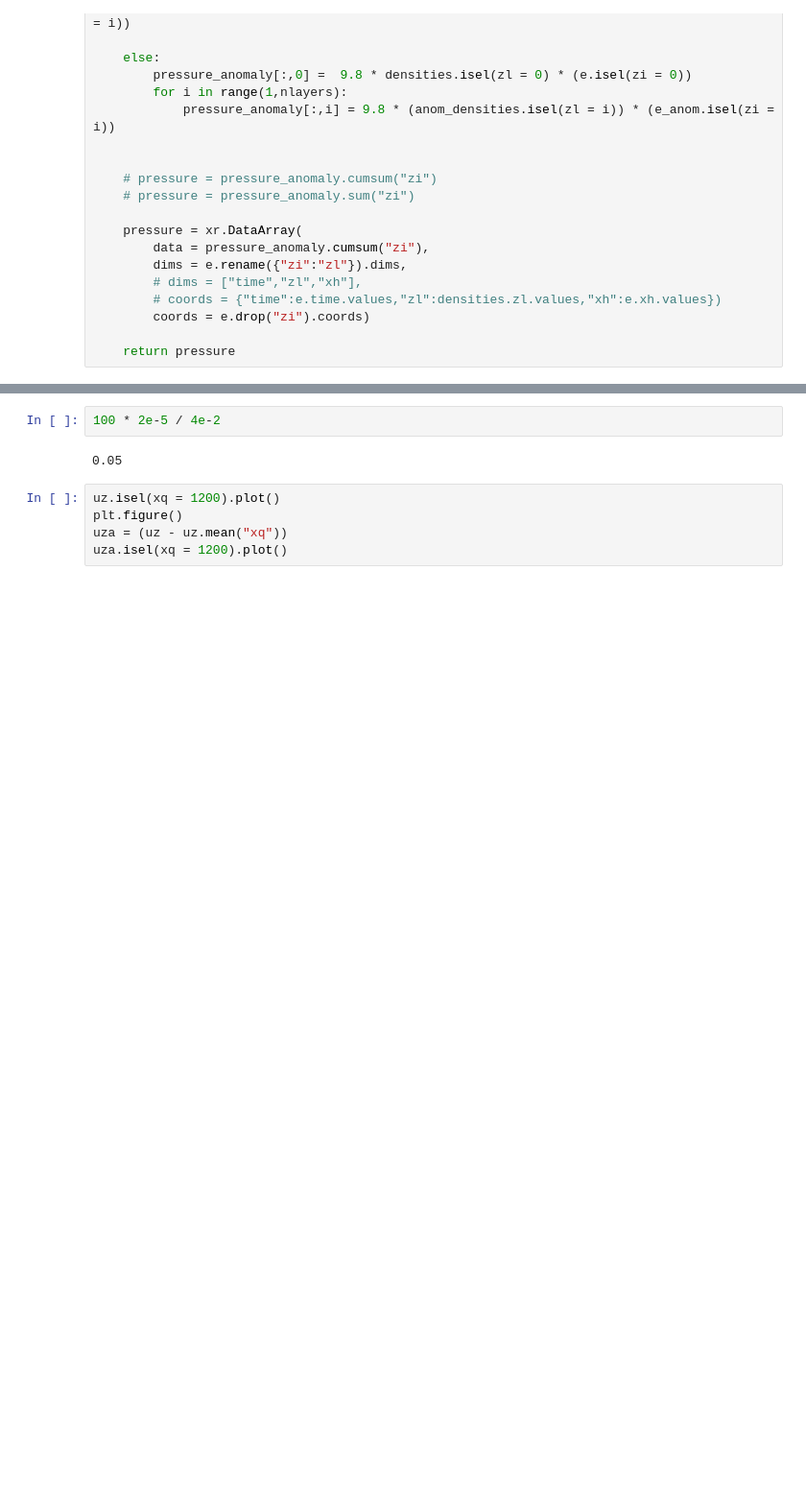
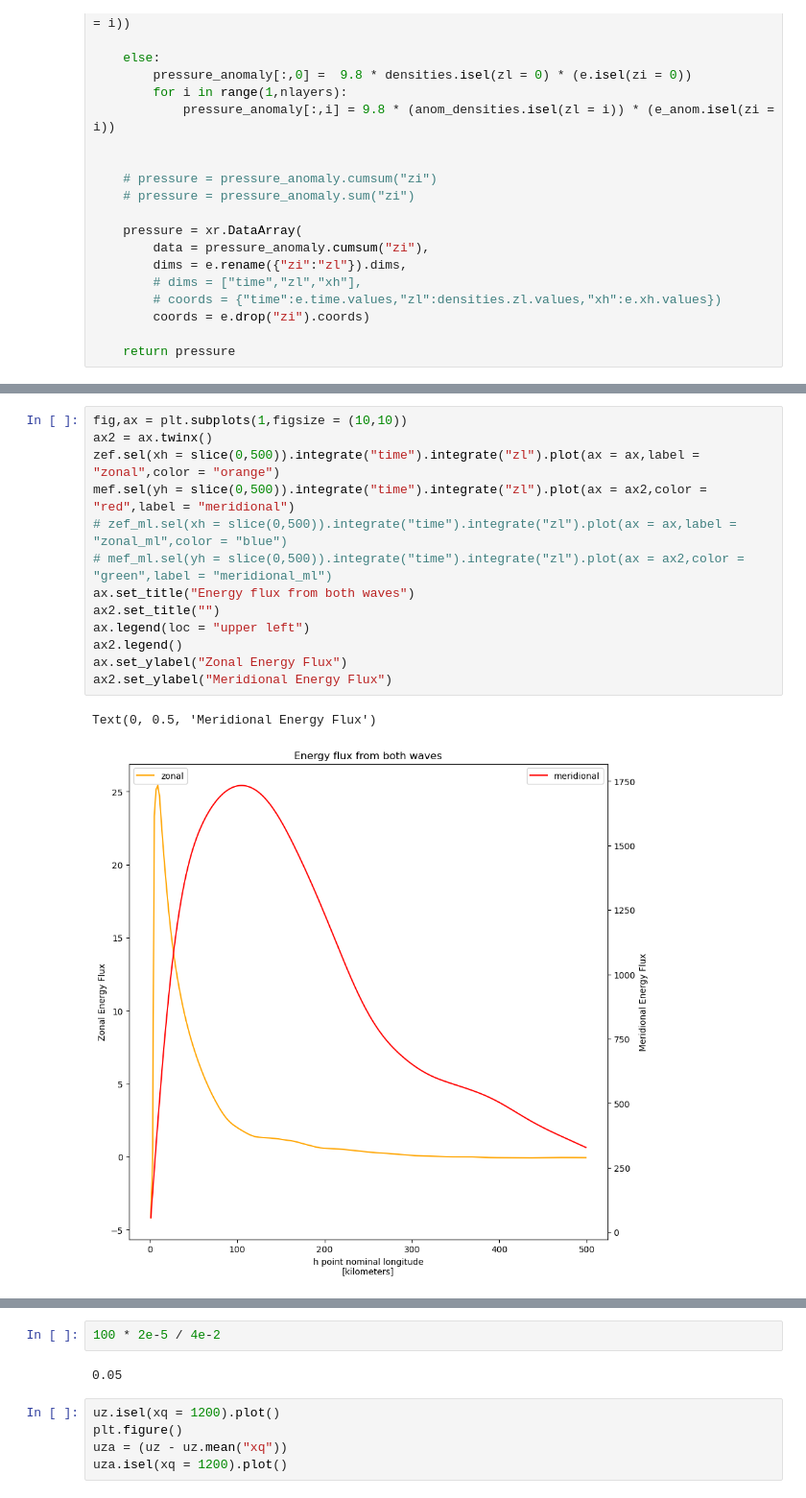
Before and after one commit to ashjbarnes/topographic-NIWs, a Jupyter notebook: analysis_notebooks/energy_flux_attempt.ipynb, the cells around one changed output, grey strips where cells are left out. Shown at 96% size. Saved outputs shown, nothing was run; the diff lists cells and outputs as text; blank space fills up the shorter version.

```diff
--- a/analysis_notebooks/energy_flux_attempt.ipynb
+++ b/analysis_notebooks/energy_flux_attempt.ipynb
@@ -130,0 +163,16 @@ plt.figure()
+# %%
+fig,ax = plt.subplots(1,figsize = (10,10))
+ax2 = ax.twinx()
+zef.sel(xh = slice(0,500)).integrate("time").integrate("zl").plot(ax = ax,label = "zonal",color = "orange")
+mef.sel(yh = slice(0,500)).integrate("time").integrate("zl").plot(ax = ax2,color = "red",label = "meridional")
+# zef_ml.sel(xh = slice(0,500)).integrate("time").integrate("zl").plot(ax = ax,label = "zonal_ml",color = "blue")
+# mef_ml.sel(yh = slice(0,500)).integrate("time").integrate("zl").plot(ax = ax2,color = "green",label = "meridional_ml")
+ax.set_title("Energy flux from both waves")
+ax2.set_title("")
+ax.legend(loc = "upper left")
+ax2.legend()
+ax.set_ylabel("Zonal Energy Flux")
+ax2.set_ylabel("Meridional Energy Flux")
+# %% [output]
+Text(0, 0.5, 'Meridional Energy Flux')
+[figure, added]
```
Also changed, not shown: parts of 13 cells of this notebook, 2 other files.
